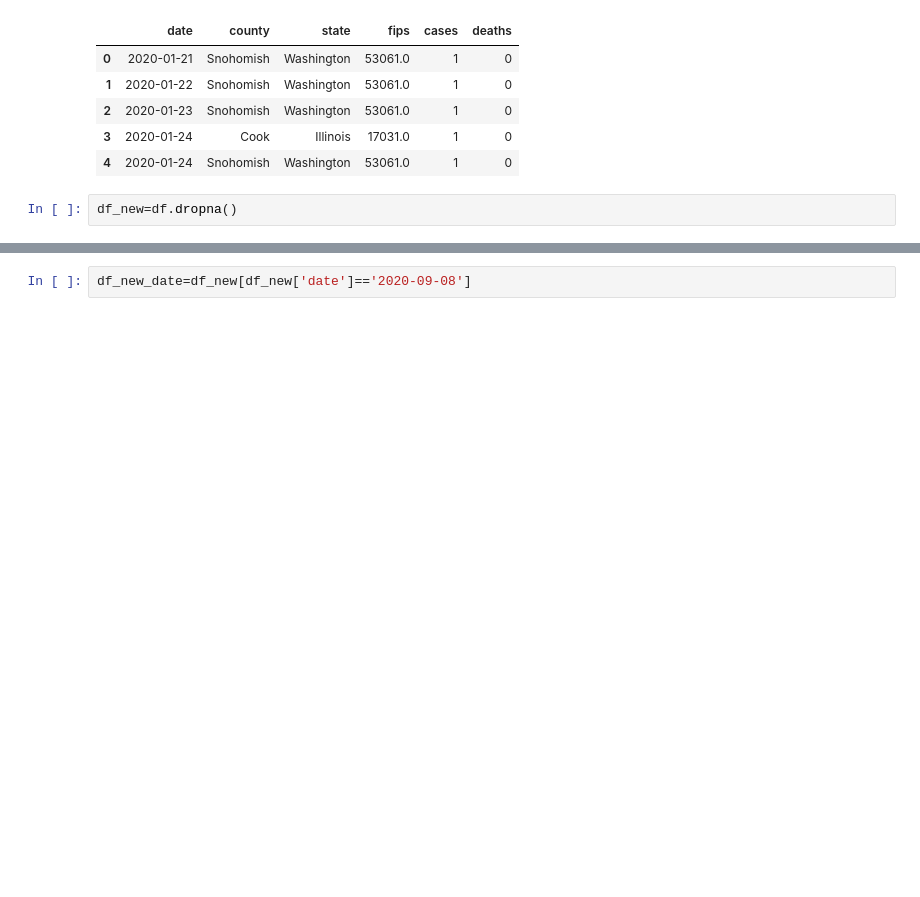
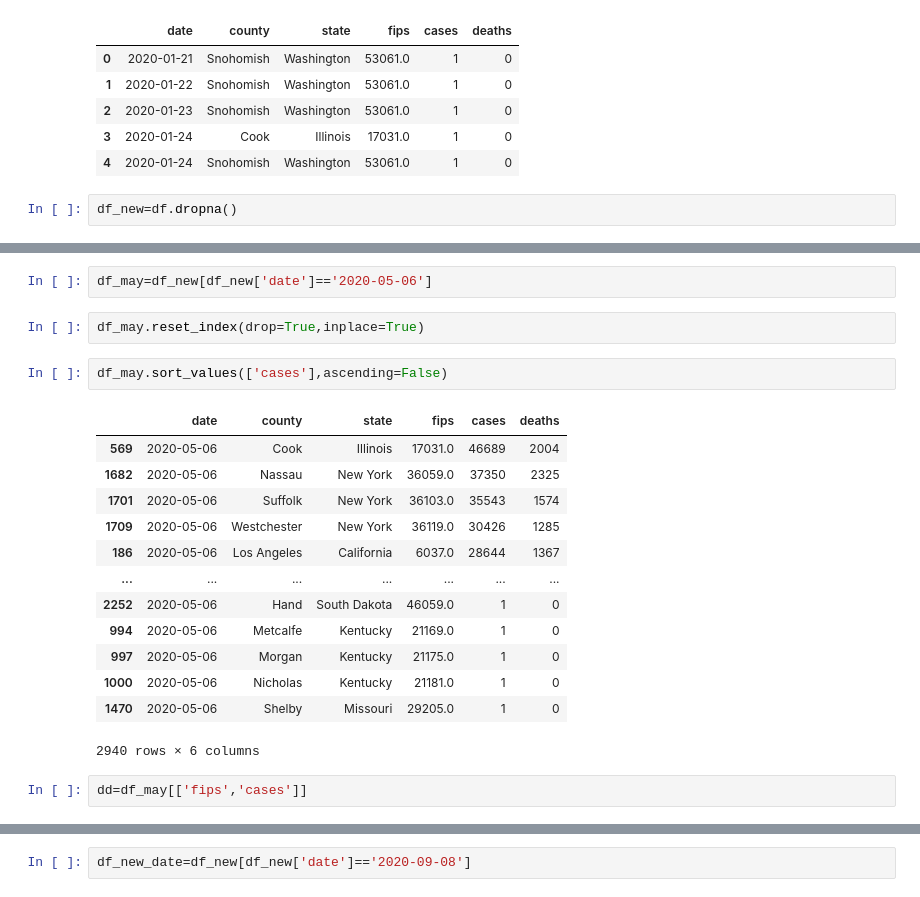
Before and after one commit to Pankaj-gh/Rice-Project-1-G11, a Jupyter notebook: main_script.ipynb, the cells around one changed output, grey strips where cells are left out. Drawn from its saved outputs; the diff is of its cells as text; blank space fills up the shorter version.

```diff
--- a/main_script.ipynb
+++ b/main_script.ipynb
@@ -17,0 +40,22 @@ df_new=df.dropna()
+# %%
+df_may=df_new[df_new['date']=='2020-05-06']
+# %%
+df_may.reset_index(drop=True,inplace=True)
+# %%
+df_may.sort_values(['cases'],ascending=False)
+# %% [output]
+|  | date | county | state | fips | cases | deaths |
+| 569 | 2020-05-06 | Cook | Illinois | 17031.0 | 46689 | 2004 |
+| 1682 | 2020-05-06 | Nassau | New York | 36059.0 | 37350 | 2325 |
+| 1701 | 2020-05-06 | Suffolk | New York | 36103.0 | 35543 | 1574 |
+| 1709 | 2020-05-06 | Westchester | New York | 36119.0 | 30426 | 1285 |
+| 186 | 2020-05-06 | Los Angeles | California | 6037.0 | 28644 | 1367 |
+| ... | ... | ... | ... | ... | ... | ... |
+| 2252 | 2020-05-06 | Hand | South Dakota | 46059.0 | 1 | 0 |
+| 994 | 2020-05-06 | Metcalfe | Kentucky | 21169.0 | 1 | 0 |
+| 997 | 2020-05-06 | Morgan | Kentucky | 21175.0 | 1 | 0 |
+| 1000 | 2020-05-06 | Nicholas | Kentucky | 21181.0 | 1 | 0 |
+| 1470 | 2020-05-06 | Shelby | Missouri | 29205.0 | 1 | 0 |
+2940 rows × 6 columns
+# %%
+dd=df_may[['fips','cases']]
```
Also changed, not shown: parts of 46 cells of this notebook.
